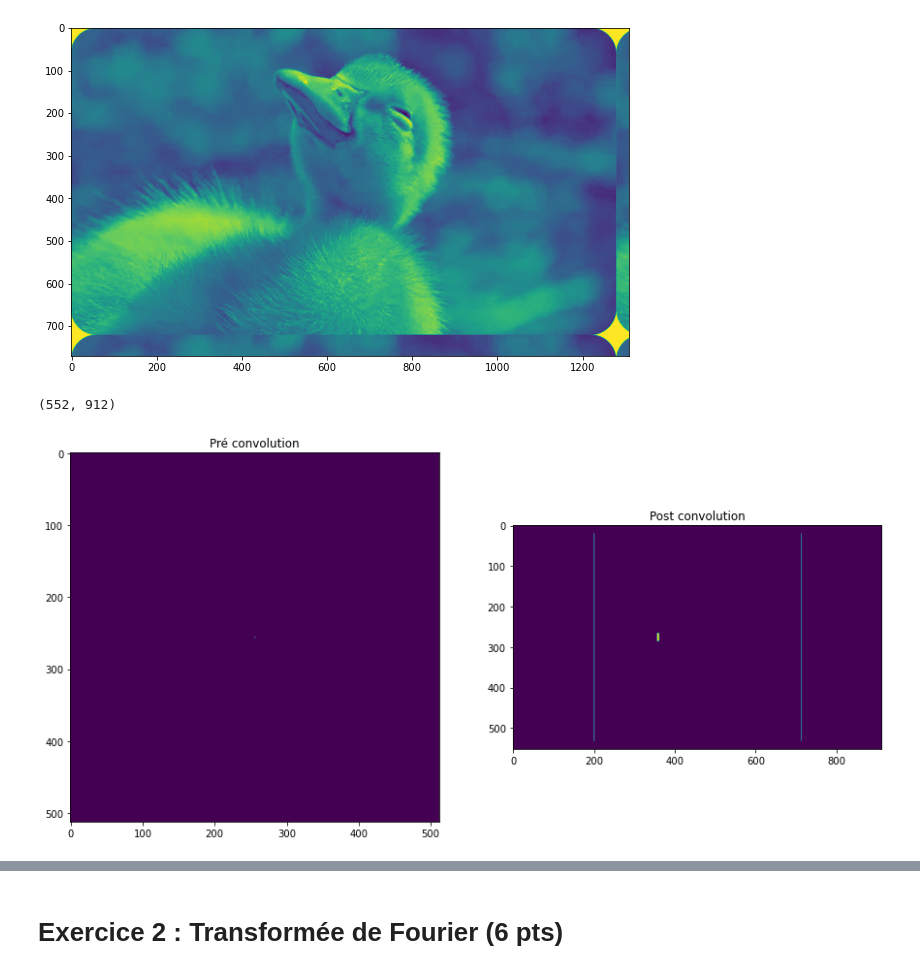
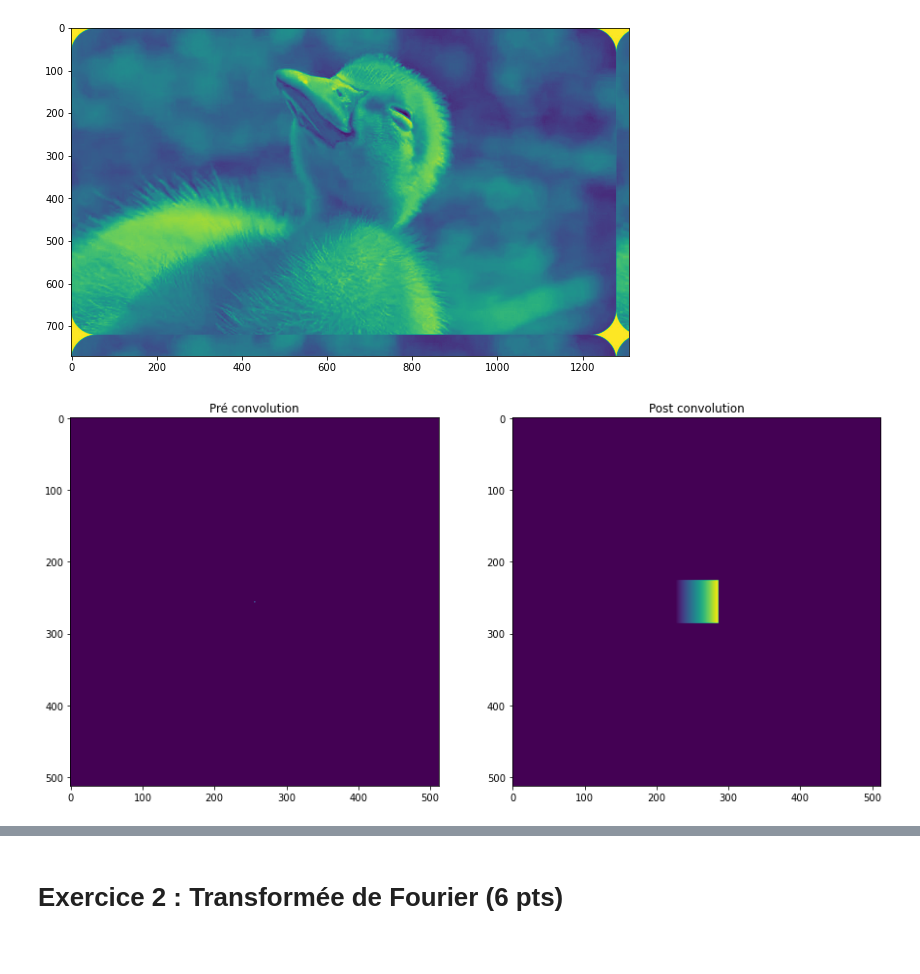
Before and after one commit to RaphaelJ-S/inf600f, a Jupyter notebook: tp/tp2/data/tp2.ipynb, the cells around one changed output, grey strips where cells are left out. Saved outputs shown, nothing was run; the diff lists cells and outputs as text; code cells hidden in the pictures.

```diff
--- a/tp/tp2/data/tp2.ipynb
+++ b/tp/tp2/data/tp2.ipynb
@@ -105,41 +113,38 @@ def twodConv(f, w, normalize=True):
     -----
     * La fonction imgPad créée dans la partie précédente doit être utilisée.
     """
-    f_p = imgPad(f, w.shape[0], w.shape[1], loc="both", padType="zeros")
+    f_p = imgPad(f, w.shape[0], w.shape[1], loc="both", padType="replicate")
+
+    #plt.imshow(f_p)
 
     if normalize :
         f_p = (f_p - f_p.min()) / (f_p.max() - f_p.min())
 
-
     f_p = convolve(f_p, w)
 
-    # f_p = f_p[w.shape[0]: - w.shape[0], w.shape[1]:-w.shape[1]]
+    f_p = f_p[w.shape[0]: - w.shape[0], w.shape[1]:-w.shape[1]]
 
 
     return f_p
 # %%
 
 
 img = np.zeros((512,512))
 img[256,256] = 1
 
 
-filtre_g = np.zeros((20,200))
-filtre_g[:,0:5] = 1
+_, filtre_g = np.meshgrid(np.linspace(0,1,60), np.linspace(0,1,60), indexing="ij")
+
 img_c = twodConv(img, filtre_g)
-img_c[20:-20, 200] = 1
-img_c[20:-20, 712] = 1
 
-print(img_c.shape)
 
 plt.figure(figsize=(15,15))
 plt.subplot(121)
 plt.title("Pré convolution")
 plt.imshow(img)
 plt.subplot(122)
 plt.title("Post convolution")
 plt.imshow(img_c)
 plt.show()
 # %% [output]
-(552, 912)
-[figure, old version]
+[figure, new version]
```
Also changed, not shown: parts of 6 cells of this notebook, 1 other file.
